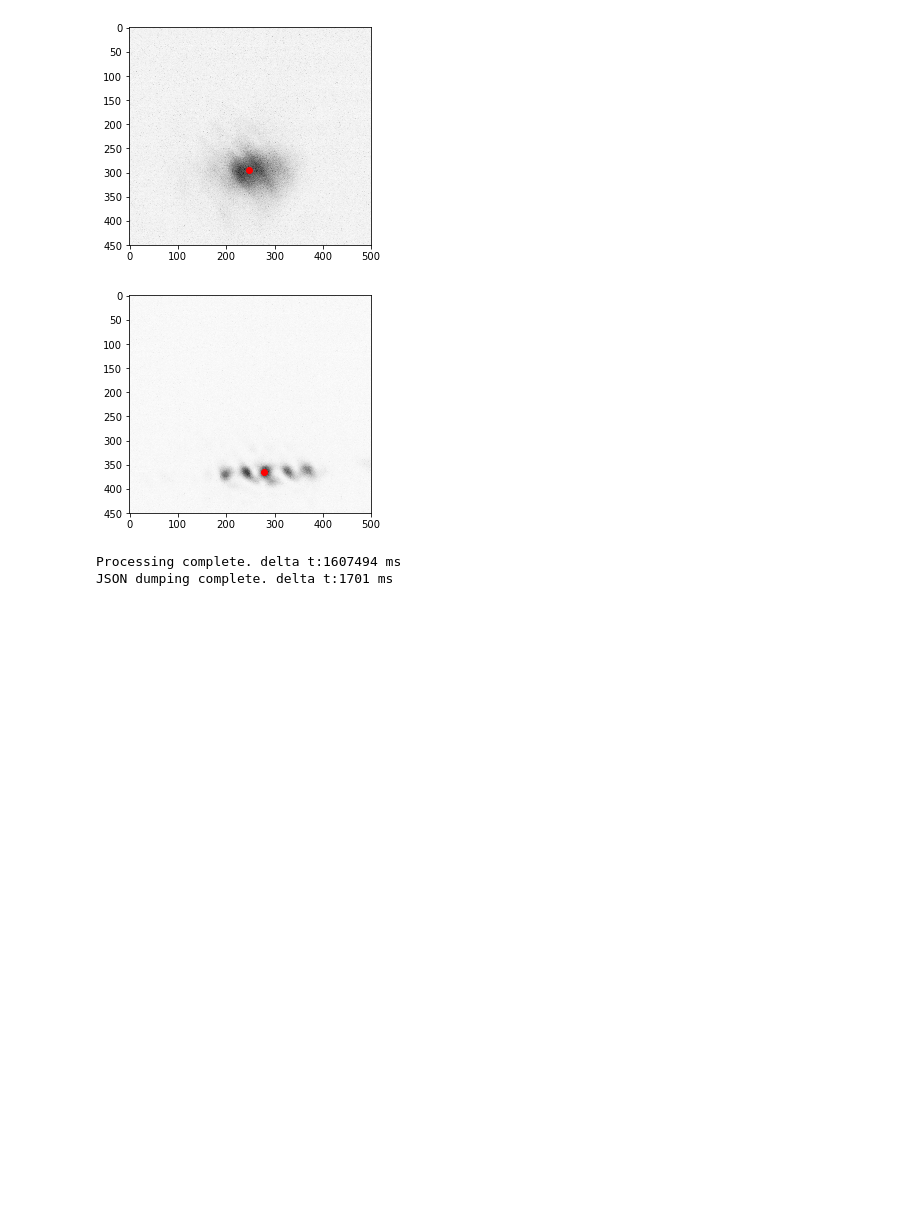
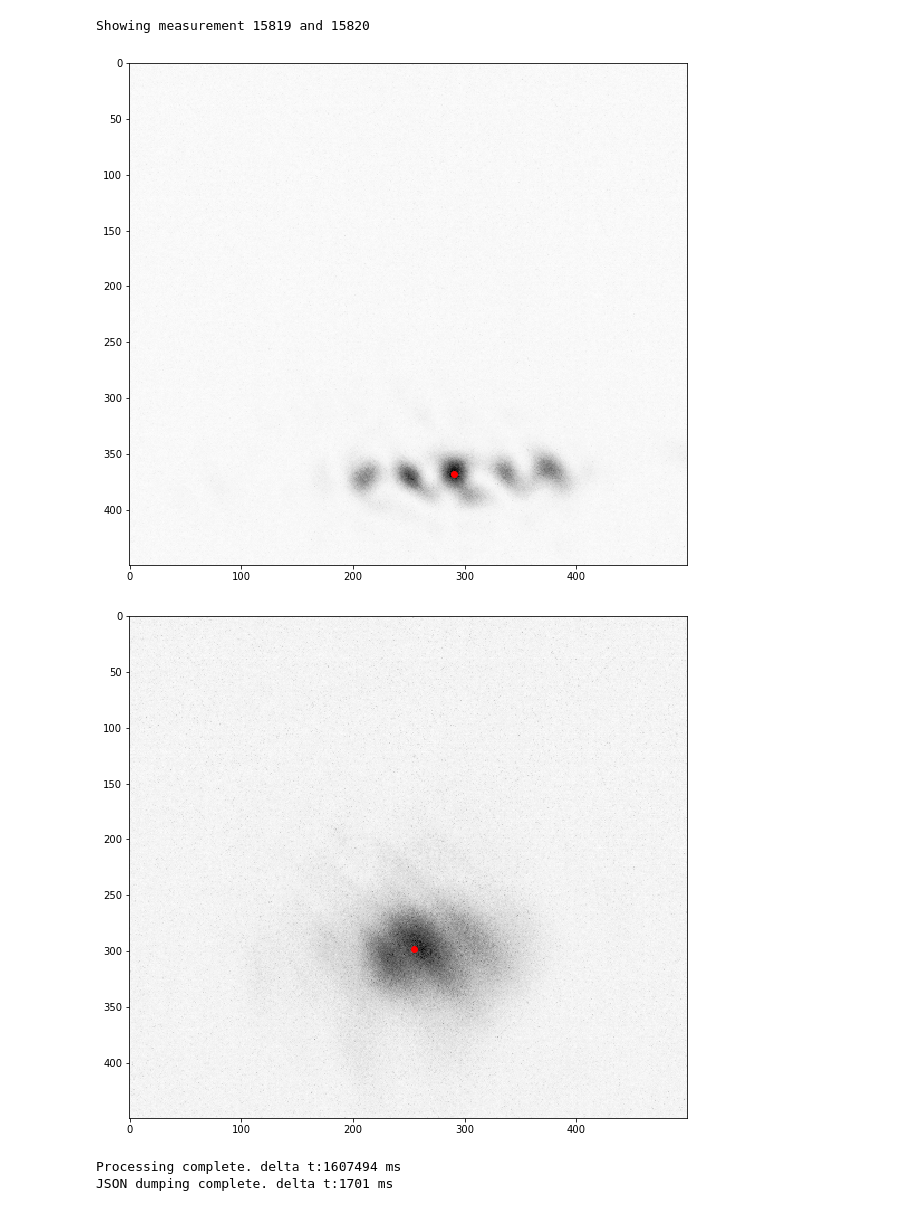
Before and after one commit to QuantumQuadrate/BlackflyControl, a Jupyter notebook: Alignment image processor.ipynb, the cells around one changed output. Drawn from its saved outputs; the diff is of its cells as text; code cells hidden in the pictures; blank space fills up the shorter version.

```diff
--- a/Alignment image processor.ipynb
+++ b/Alignment image processor.ipynb
@@ -49,20 +49,24 @@ os.chdir(folder)
 filenames=glob.glob("*.png")
 # %%
 percentile=99.5
-num=12000
+num=np.random.randint(0,len(filenames))
+print "Showing measurement {} and {}".format(num,num+1)
 rawdata=readfile(folder,filenames[num])['ImageData']
 [COM_X,COM_Y]=[getCenter(rawdata,percentile)['COM_X'],getCenter(rawdata,percentile)['COM_Y']]
+fig=plt.figure(figsize=(10,10))
 plt.imshow(rawdata,cmap='Greys')
 plt.scatter(COM_X,COM_Y,marker='o',color='red')
 plt.show()
 rawdata=readfile(folder,filenames[num+1])['ImageData']
 [COM_X,COM_Y]=[getCenter(rawdata,percentile)['COM_X'],getCenter(rawdata,percentile)['COM_Y']]
+fig=plt.figure(figsize=(10,10))
 plt.imshow(rawdata,cmap='Greys')
 plt.scatter(COM_X,COM_Y,marker='o',color='red')
 plt.show()
 # %% [output]
+Showing measurement 15819 and 15820
-[figure, old version]
+[figure, new version]
-[figure, old version]
+[figure, new version]
 # %%
 def process_all(folder,delete):
     os.chdir(folder)
```
Also changed, not shown: parts of 1 cell of this notebook, 2 other files.
